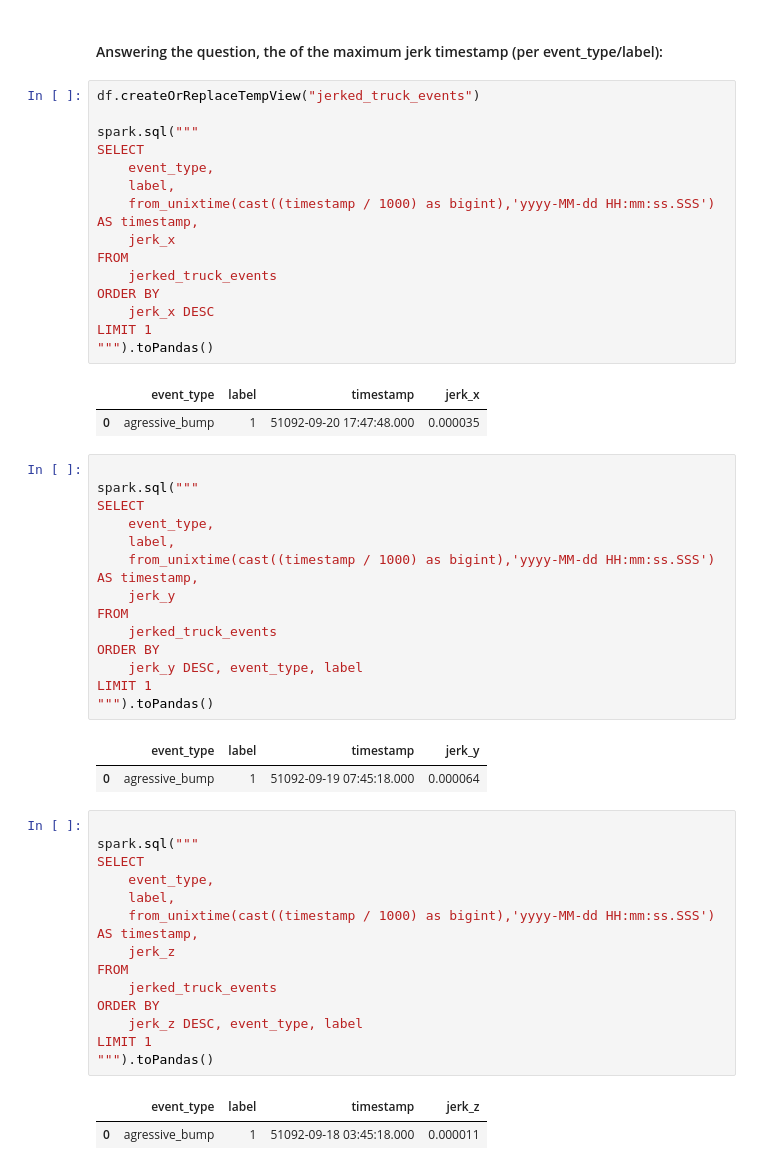
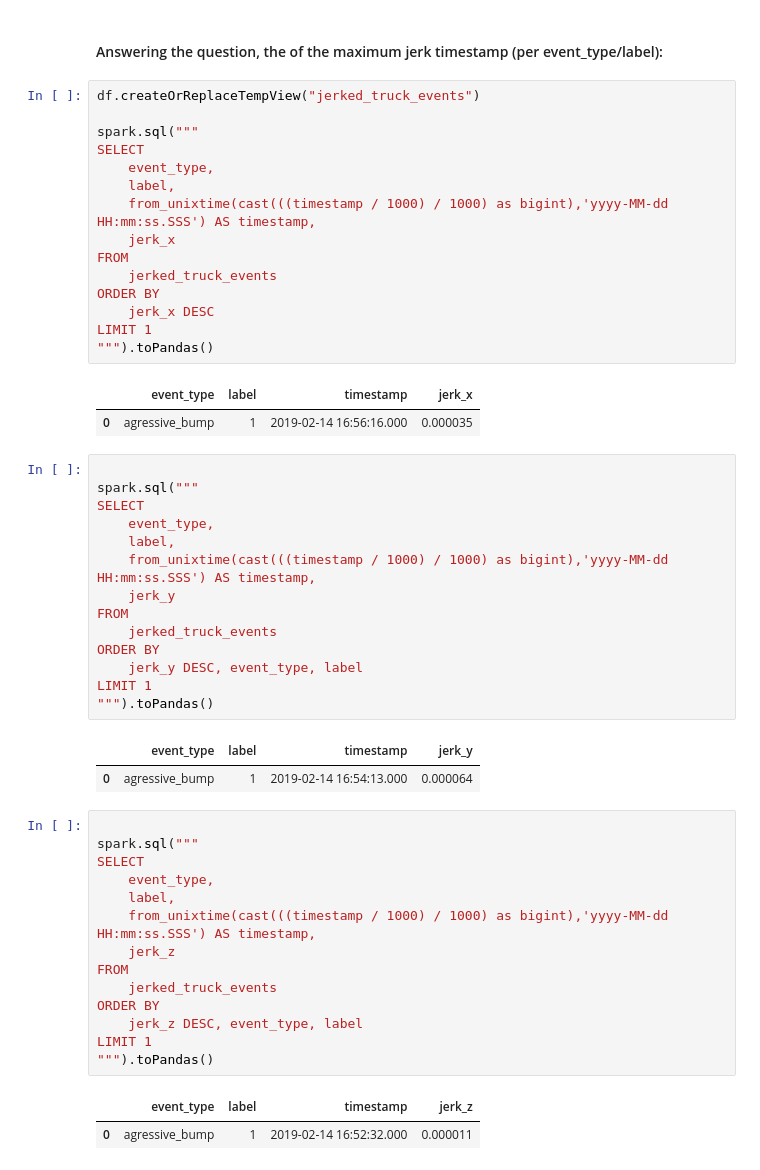
Before and after one commit to gabfr/truck-data-wrangler, a Jupyter notebook: truck-data-wrangler.ipynb, the cells around one changed output. Drawn from its saved outputs; the diff is of its cells as text.

```diff
--- a/truck-data-wrangler.ipynb
+++ b/truck-data-wrangler.ipynb
@@ -183,28 +183,28 @@ df.describe("jerk_z").show()
 # %%
 df.createOrReplaceTempView("jerked_truck_events")
 
 spark.sql("""
 SELECT
     event_type,
     label,
-    from_unixtime(cast((timestamp / 1000) as bigint),'yyyy-MM-dd HH:mm:ss.SSS') AS timestamp,
+    from_unixtime(cast(((timestamp / 1000) / 1000) as bigint),'yyyy-MM-dd HH:mm:ss.SSS') AS timestamp,
     jerk_x
 FROM
     jerked_truck_events
 ORDER BY
     jerk_x DESC
 LIMIT 1
 """).toPandas()
 # %% [output]
 |  | event_type | label | timestamp | jerk_x |
-| 0 | agressive_bump | 1 | 51092-09-20 17:47:48.000 | 0.000035 |
+| 0 | agressive_bump | 1 | 2019-02-14 16:56:16.000 | 0.000035 |
 # %%
 
 spark.sql("""
 SELECT
     event_type,
     label,
-    from_unixtime(cast((timestamp / 1000) as bigint),'yyyy-MM-dd HH:mm:ss.SSS') AS timestamp,
+    from_unixtime(cast(((timestamp / 1000) / 1000) as bigint),'yyyy-MM-dd HH:mm:ss.SSS') AS timestamp,
     jerk_y
 FROM
     jerked_truck_events
@@ -214,14 +214,14 @@ LIMIT 1
 """).toPandas()
 # %% [output]
 |  | event_type | label | timestamp | jerk_y |
-| 0 | agressive_bump | 1 | 51092-09-19 07:45:18.000 | 0.000064 |
+| 0 | agressive_bump | 1 | 2019-02-14 16:54:13.000 | 0.000064 |
 # %%
 
 spark.sql("""
 SELECT
     event_type,
     label,
-    from_unixtime(cast((timestamp / 1000) as bigint),'yyyy-MM-dd HH:mm:ss.SSS') AS timestamp,
+    from_unixtime(cast(((timestamp / 1000) / 1000) as bigint),'yyyy-MM-dd HH:mm:ss.SSS') AS timestamp,
     jerk_z
 FROM
     jerked_truck_events
@@ -231,4 +231,4 @@ LIMIT 1
 """).toPandas()
 # %% [output]
 |  | event_type | label | timestamp | jerk_z |
-| 0 | agressive_bump | 1 | 51092-09-18 03:45:18.000 | 0.000011 |
+| 0 | agressive_bump | 1 | 2019-02-14 16:52:32.000 | 0.000011 |
```
Also changed, not shown: parts of 3 cells of this notebook.
